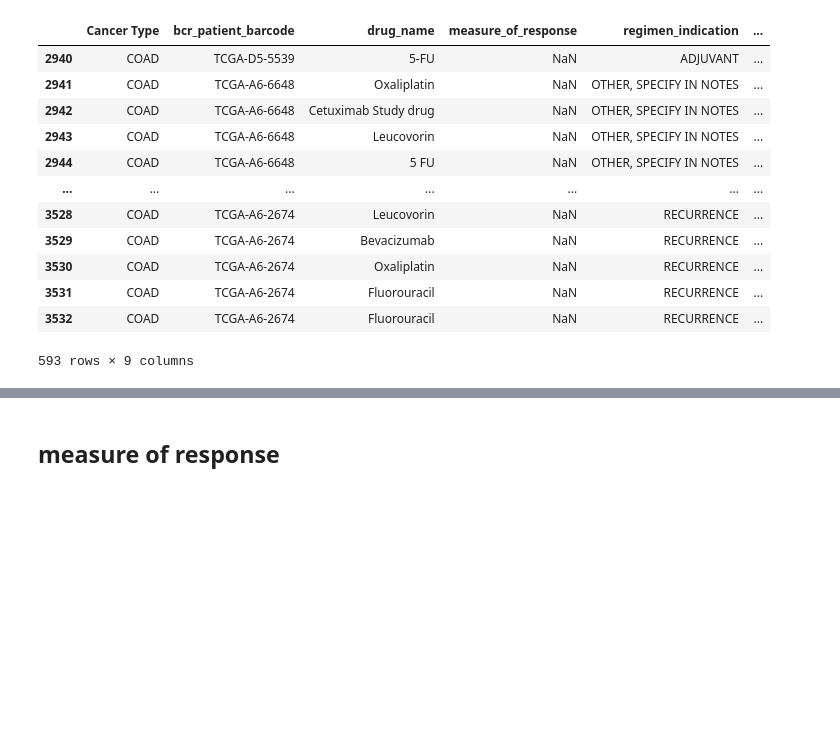
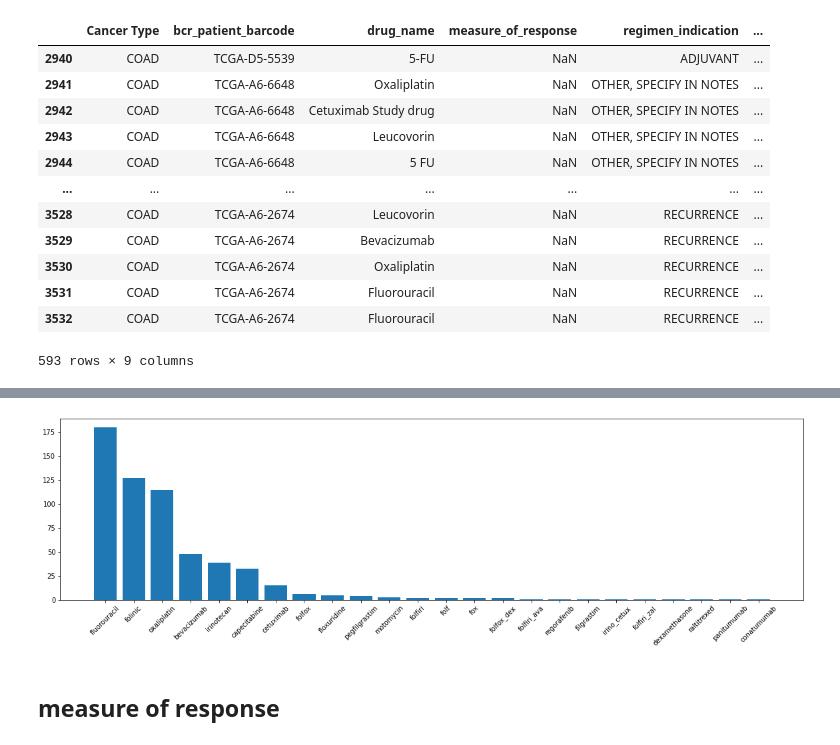
Before and after one commit to Dohyeon0224/SwUniv_CancerGene_Analysis, a Jupyter notebook: Colab_Notebook/TCGA_durg_res,_gene_exp_SUHO.ipynb, the cells around one changed output, grey strips where cells are left out. Cells and saved outputs as stored; diff of their text form; code cells hidden in the pictures; blank space fills up the shorter version.

Commit message:
21.04.06_drug_type plotting

```diff
--- a/Colab_Notebook/TCGA_durg_res,_gene_exp_SUHO.ipynb
+++ b/Colab_Notebook/TCGA_durg_res,_gene_exp_SUHO.ipynb
@@ -261,3 +281,15 @@ drug_res_c
+# %%
+drug_type = list(drug_res_c['integrated_name'].value_counts().index)
+drug_type_sum = drug_res_c['integrated_name'].value_counts().tolist()
+type_len = len(drug_type)
+x = np.arange(type_len)
+# %%
+plt.figure(figsize=(20,5))
+plt.bar(x, drug_type_sum)
+plt.xticks(x, drug_type, rotation=45)
+plt.show()
+# %% [output]
+[figure, added]
 # %% [markdown]
 ## measure of response
 # %%
```
Also changed, not shown: parts of 1 cell of this notebook.
